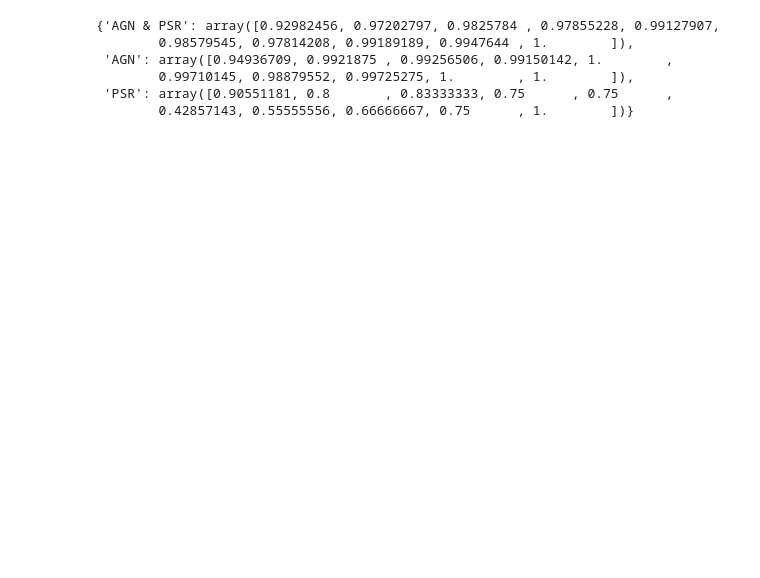
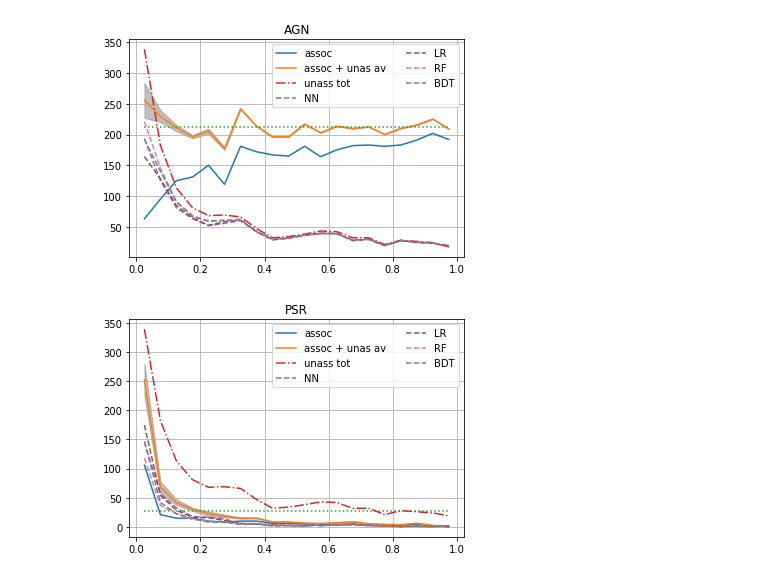
Before and after one commit to aakashbhat/Fermi-LAT, a Jupyter notebook: py_dima/acccuracy_vs_glat.ipynb, the cells around one changed output. Drawn from its saved outputs; the diff is of its cells as text; code cells hidden in the pictures; blank space fills up the shorter version.

```diff
--- a/py_dima/acccuracy_vs_glat.ipynb
+++ b/py_dima/acccuracy_vs_glat.ipynb
@@ -3,4 +3,8 @@ import numpy as np
 import pandas as pd
 from sklearn.metrics import accuracy_score
 from matplotlib import pyplot
+# %%
+def min_max_vs(dct, corr={}):
+    vals = np.array([dct[key] - corr.get(key, 0.) for key in dct.keys()])
+    return np.min(vals, axis=0), np.max(vals, axis=0)
 # %%
@@ -133,9 +138,35 @@ save figure to file: plots/Accuracies/source_counts_BDT_3FGL.pdf
-# %%
-res
-# %% [output]
-{'AGN & PSR': array([0.92982456, 0.97202797, 0.9825784 , 0.97855228, 0.99127907,
-        0.98579545, 0.97814208, 0.99189189, 0.9947644 , 1.        ]),
- 'AGN': array([0.94936709, 0.9921875 , 0.99256506, 0.99150142, 1.        ,
-        0.99710145, 0.98879552, 0.99725275, 1.        , 1.        ]),
- 'PSR': array([0.90551181, 0.8       , 0.83333333, 0.75      , 0.75      ,
-        0.42857143, 0.55555556, 0.66666667, 0.75      , 1.        ])}
+# %%
+# GLAT distribution
+nbins = 20
+sin_bins_unif = np.linspace(0, 1, nbins+1)
+sin_bins_unif_c = (sin_bins_unif[1:] + sin_bins_unif[:-1]) / 2.
+unas_mask = cat_df['Category_%s' % cat] == 'UNAS'
+# %%
+unass_lat_tot = np.histogram(sin_glat[unas_mask], bins=sin_bins_unif)[0]
+for pop in ['AGN', 'PSR']:
+    ass_lat = np.histogram(sin_glat[masks[pop]], bins=sin_bins_unif)[0]
+    unass_lat = {}
+    unass_lat_av = np.zeros(nbins)
+    for alg in algs0:
+        unass_lat[alg] = np.histogram(sin_glat[unas_mask], bins=sin_bins_unif,
+                                          weights=cat_df['%s_%s' % (pop, alg)][unas_mask])[0]
+        unass_lat_av += unass_lat[alg] / len(algs0)
+
+    minvs, maxvs = min_max_vs(unass_lat)
+    xs = sin_bins_unif_c
+    pyplot.figure()
+    pyplot.plot(xs, ass_lat, label='assoc')
+    pyplot.plot(xs, ass_lat + unass_lat_av, label='assoc + unas av')
+    pyplot.plot(xs, np.mean(ass_lat + unass_lat_av) * np.ones(nbins), ls=':')
+    pyplot.plot(xs, unass_lat_tot, ls='-.', label='unass tot')
+    pyplot.fill_between(xs, ass_lat + minvs, ass_lat + maxvs, color='gray', alpha=0.5)
+    for alg in algs0:
+        pyplot.plot(xs, unass_lat[alg], ls='--', label=alg)
+    pyplot.title(pop)
+    pyplot.legend(ncol=2)
+    pyplot.grid()
+    pyplot.xlabel('abs(sin(GLAT))')
+    pyplot.ylabel('# of sources')
+# %% [output]
+[figure, added]
+[figure, added]
```
Also changed, not shown: parts of 3 cells of this notebook, 35 other files.
